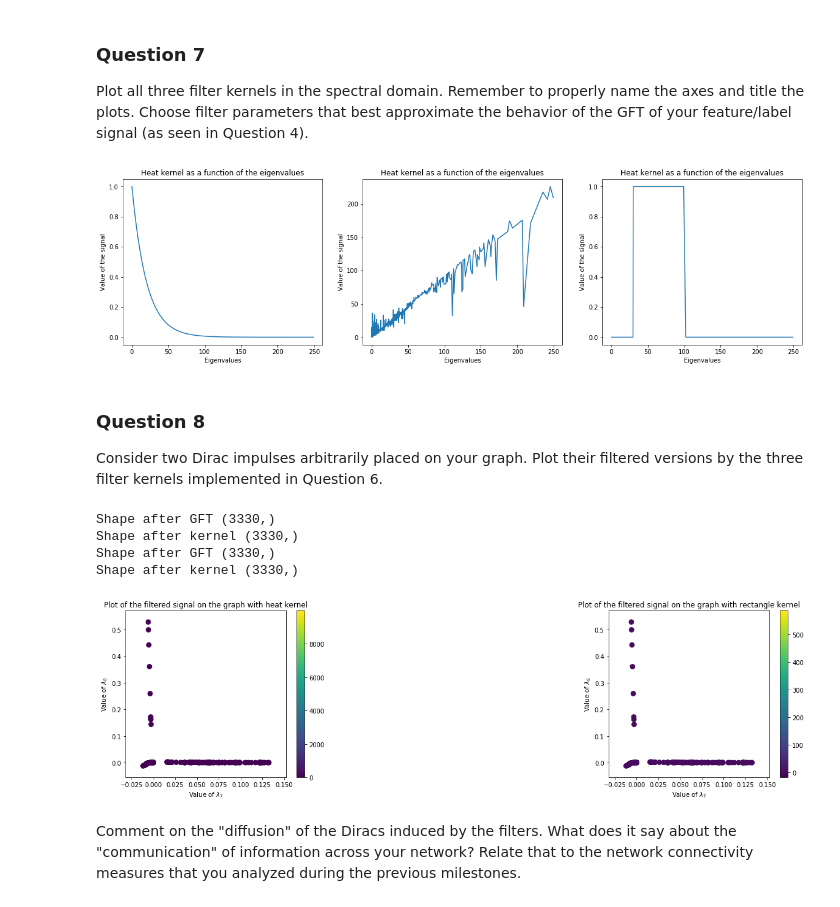
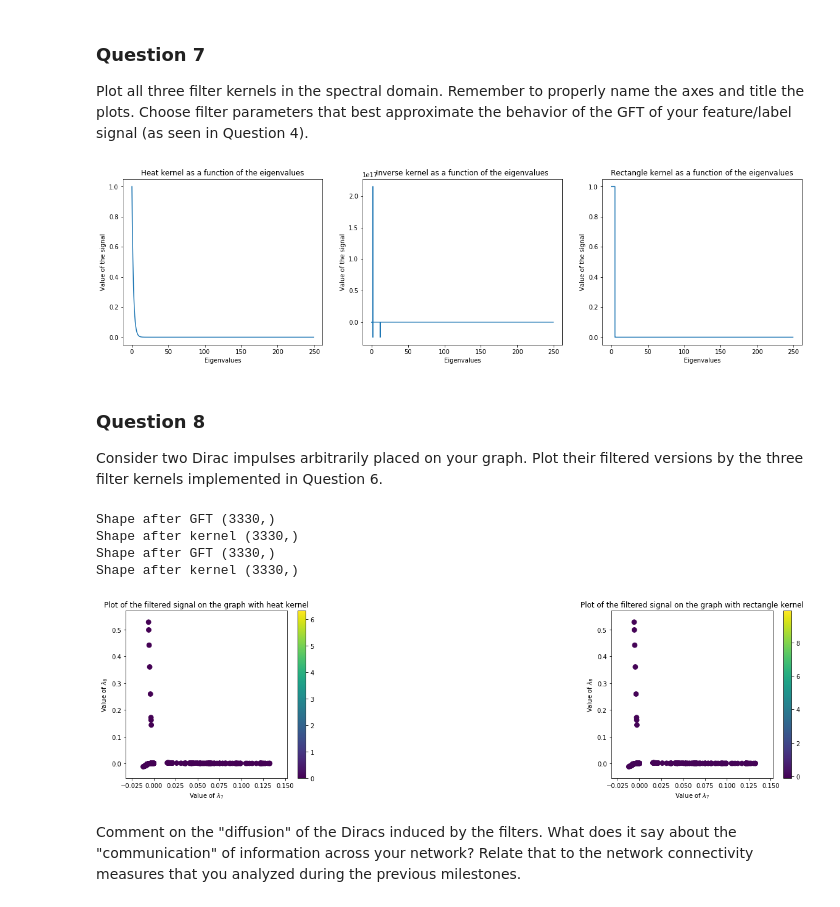
Before and after one commit to Adirlou/ntds_2018, a Jupyter notebook: 4_graph_signal_processing.ipynb, the cells around one changed output. Saved outputs shown, nothing was run; the diff lists cells and outputs as text; code cells hidden in the pictures.

```diff
--- a/4_graph_signal_processing.ipynb
+++ b/4_graph_signal_processing.ipynb
@@ -210,7 +210,7 @@ def heat_kernel(e, t):
     return np.exp(-t * e)
 
 def inverse_kernel(e, t):
-    inv = np.dot(np.linalg.inv(np.eye(n_nodes) + t * laplacian), e).T
+    inv = np.dot(np.linalg.inv(np.identity(n_nodes) + t * laplacian), e).T
     return inv
 
 def rectangle_kernel(e, l_min, l_max):
@@ -236,21 +236,21 @@ Plot all three filter kernels in the spectral domain. Remember to properly name
 # %%
 plt.figure(figsize=(20, 5))
 
 plt.subplot(131)
-plot_spectral(heat_kernel(e, 0.05))
+plot_spectral(heat_kernel(e, 0.5))
 plt.title('Heat kernel as a function of the eigenvalues')
 
 plt.subplot(132)
-plot_spectral(inverse_kernel(e, 0.1))
-plt.title('Heat kernel as a function of the eigenvalues')
+plot_spectral(inverse_kernel(e, -0.1))
+plt.title('Inverse kernel as a function of the eigenvalues')
 
 plt.subplot(133)
-plot_spectral(rectangle_kernel(e, 30, 100))
-plt.title('Heat kernel as a function of the eigenvalues')
+plot_spectral(rectangle_kernel(e, 0, 5))
+plt.title('Rectangle kernel as a function of the eigenvalues')
 
 plt.show()
 # %% [output]
-[figure, old version]
+[figure, new version]
 # %% [markdown]
 ### Question 8
 
@@ -258,16 +258,12 @@ Consider two Dirac impulses arbitrarily placed on your graph. Plot their filtere
 # %%
 dirac_ind = np.random.randint(n_nodes, size=2)
 dirac_pulses = np.zeros(n_nodes)
-dirac_pulses[dirac_ind] = 10000
-
-t = 0.001
-l_min = 0.0
-l_max = 1.0
+dirac_pulses[dirac_ind] = 10
 
 
-filtered_heat = graph_filter(dirac_pulses, heat_kernel, e=e, t=t)
+filtered_heat = graph_filter(dirac_pulses, heat_kernel, e=e, t=0.5)
 #filtered_inv = graph_filter(dirac_pulses, inverse_kernel, e=e, t=t)
-filtered_rec = graph_filter(dirac_pulses, rectangle_kernel, e=e, l_min=l_min, l_max=l_max)
+filtered_rec = graph_filter(dirac_pulses, rectangle_kernel, e=e, l_min=0, l_max=5)
 
 plt.figure(figsize=(20, 5))
 plt.subplot(131)
@@ -287,7 +283,7 @@ Shape after GFT (3330,)
 Shape after kernel (3330,)
 Shape after GFT (3330,)
 Shape after kernel (3330,)
-[figure, old version]
+[figure, new version]
 # %% [markdown]
 Comment on the "diffusion" of the Diracs induced by the filters. What does it say about the "communication" of information across your network? Relate that to the network connectivity measures that you analyzed during the previous milestones.
 # %% [markdown]
```
Also changed, not shown: parts of 2 cells of this notebook, 1 other file.
